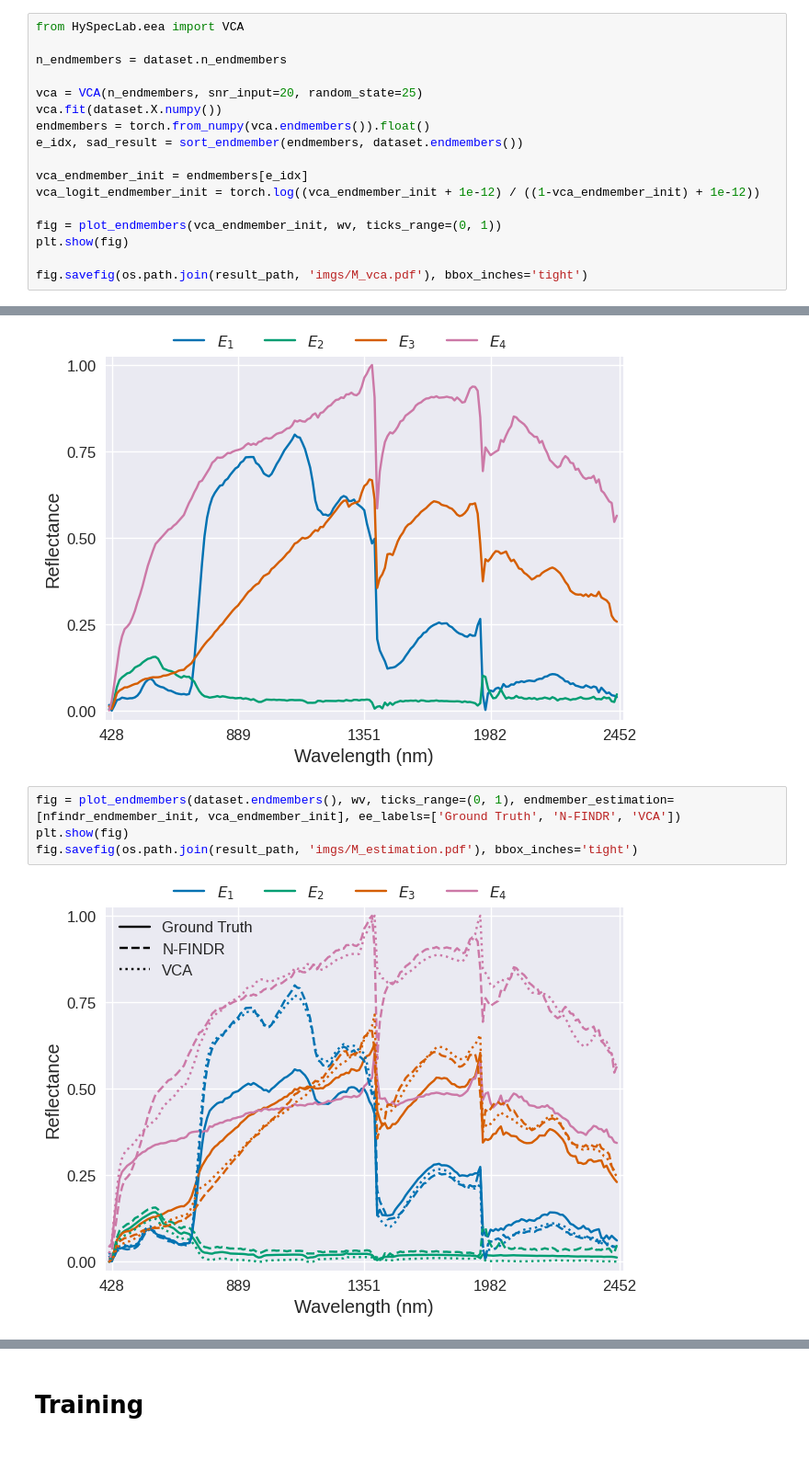
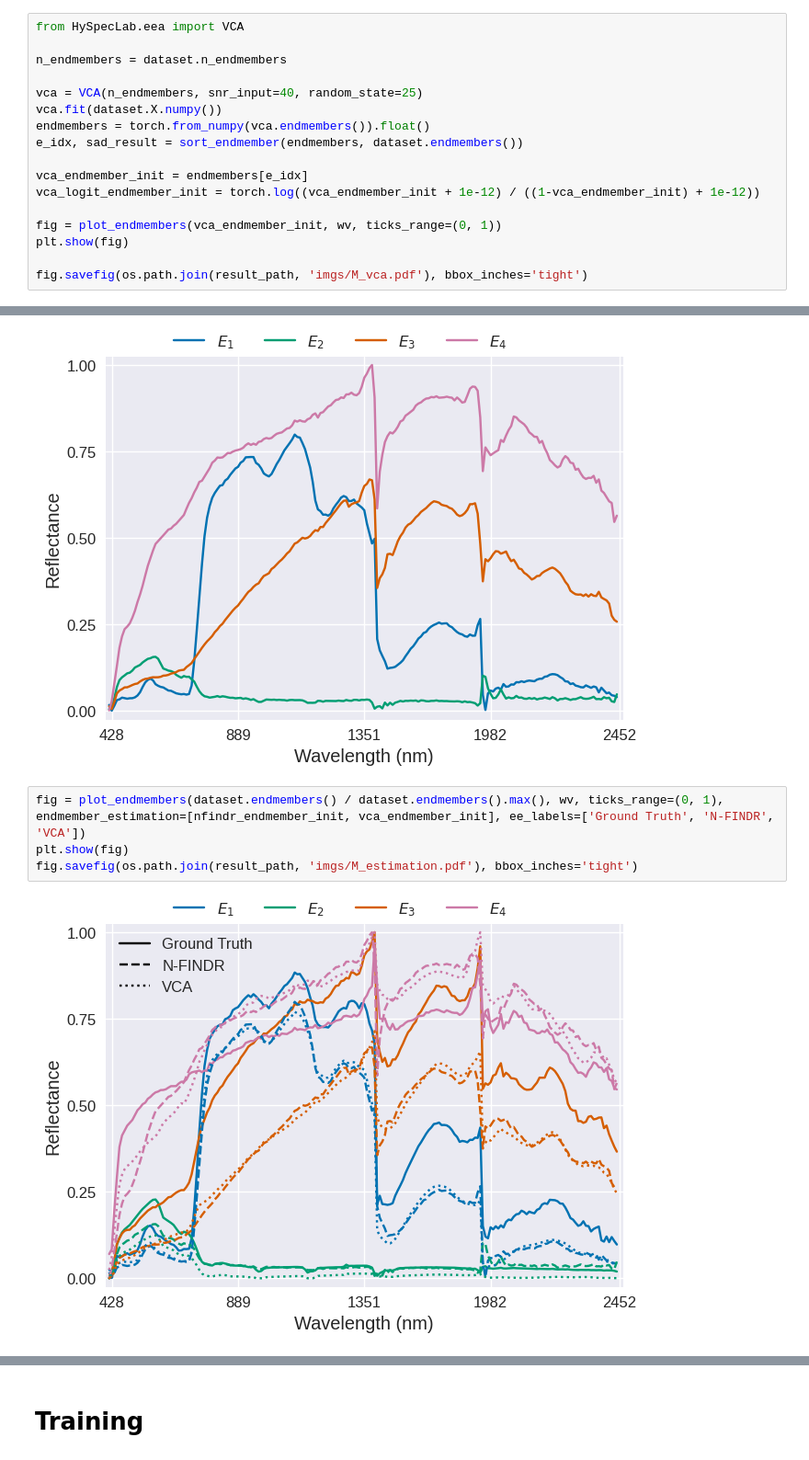
Before and after one commit to SolidusAbi/CLHU, a Jupyter notebook: notebooks/JasperRidge/clhu.ipynb, the cells around one changed output, grey strips where cells are left out. Shown at 92% size. Saved outputs shown, nothing was run; the diff lists cells and outputs as text.

```diff
--- a/notebooks/JasperRidge/clhu.ipynb
+++ b/notebooks/JasperRidge/clhu.ipynb
@@ -48,7 +48,7 @@ from HySpecLab.eea import VCA
 
 n_endmembers = dataset.n_endmembers
 
-vca = VCA(n_endmembers, snr_input=20, random_state=25)
+vca = VCA(n_endmembers, snr_input=40, random_state=25)
 vca.fit(dataset.X.numpy())
 endmembers = torch.from_numpy(vca.endmembers()).float()
 e_idx, sad_result = sort_endmember(endmembers, dataset.endmembers())
@@ -80,9 +101,9 @@ fig.savefig(os.path.join(result_path, 'imgs/M_nfindr.pdf'), bbox_inches='tight')
 # %% [output]
 [figure]
 # %%
-fig = plot_endmembers(dataset.endmembers(), wv, ticks_range=(0, 1), endmember_estimation=[nfindr_endmember_init, vca_endmember_init], ee_labels=['Ground Truth', 'N-FINDR', 'VCA'])
+fig = plot_endmembers(dataset.endmembers() / dataset.endmembers().max(), wv, ticks_range=(0, 1), endmember_estimation=[nfindr_endmember_init, vca_endmember_init], ee_labels=['Ground Truth', 'N-FINDR', 'VCA'])
 plt.show(fig)
 fig.savefig(os.path.join(result_path, 'imgs/M_estimation.pdf'), bbox_inches='tight')
 # %% [output]
-[figure, old version]
+[figure, new version]
 # %%
```
Also changed, not shown: parts of 15 cells of this notebook, 21 other files.
